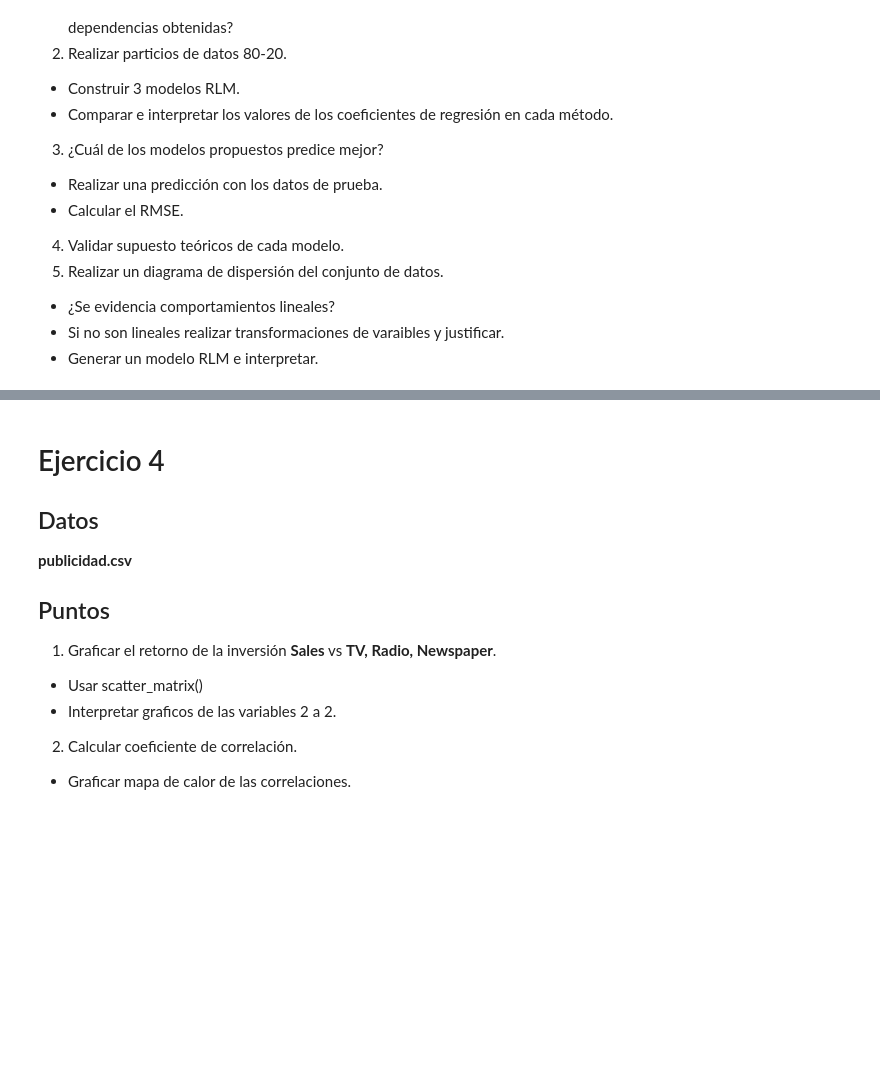
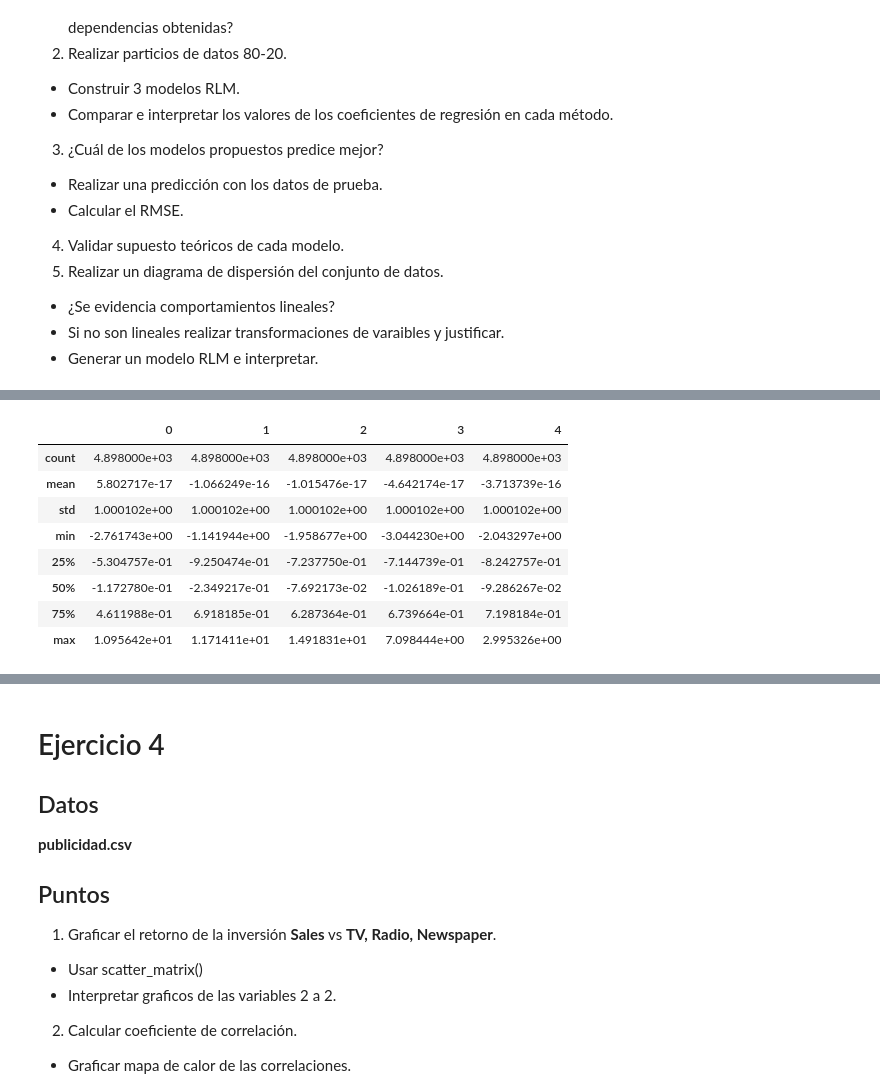
Before and after one commit to cam2149/MachinelearningI, a Jupyter notebook: Examen1_Ejercicio3.ipynb, the cells around one changed output, grey strips where cells are left out. Cells and saved outputs as stored; diff of their text form; code cells hidden in the pictures; blank space fills up the shorter version.

```diff
--- a/Examen1_Ejercicio3.ipynb
+++ b/Examen1_Ejercicio3.ipynb
@@ -188,0 +222,19 @@ _ = plt.legend()
+# %%
+# Standardize the features
+
+
+scaler = StandardScaler()
+x = scaler.fit_transform(x)
+
+# Describe the features
+pd.DataFrame(x).describe()
+# %% [output]
+|  | 0 | 1 | 2 | 3 | 4 |
+| count | 4.898000e+03 | 4.898000e+03 | 4.898000e+03 | 4.898000e+03 | 4.898000e+03 |
+| mean | 5.802717e-17 | -1.066249e-16 | -1.015476e-17 | -4.642174e-17 | -3.713739e-16 |
+| std | 1.000102e+00 | 1.000102e+00 | 1.000102e+00 | 1.000102e+00 | 1.000102e+00 |
+| min | -2.761743e+00 | -1.141944e+00 | -1.958677e+00 | -3.044230e+00 | -2.043297e+00 |
+| 25% | -5.304757e-01 | -9.250474e-01 | -7.237750e-01 | -7.144739e-01 | -8.242757e-01 |
+| 50% | -1.172780e-01 | -2.349217e-01 | -7.692173e-02 | -1.026189e-01 | -9.286267e-02 |
+| 75% | 4.611988e-01 | 6.918185e-01 | 6.287364e-01 | 6.739664e-01 | 7.198184e-01 |
+| max | 1.095642e+01 | 1.171411e+01 | 1.491831e+01 | 7.098444e+00 | 2.995326e+00 |
```
Also changed, not shown: parts of 8 cells of this notebook.
